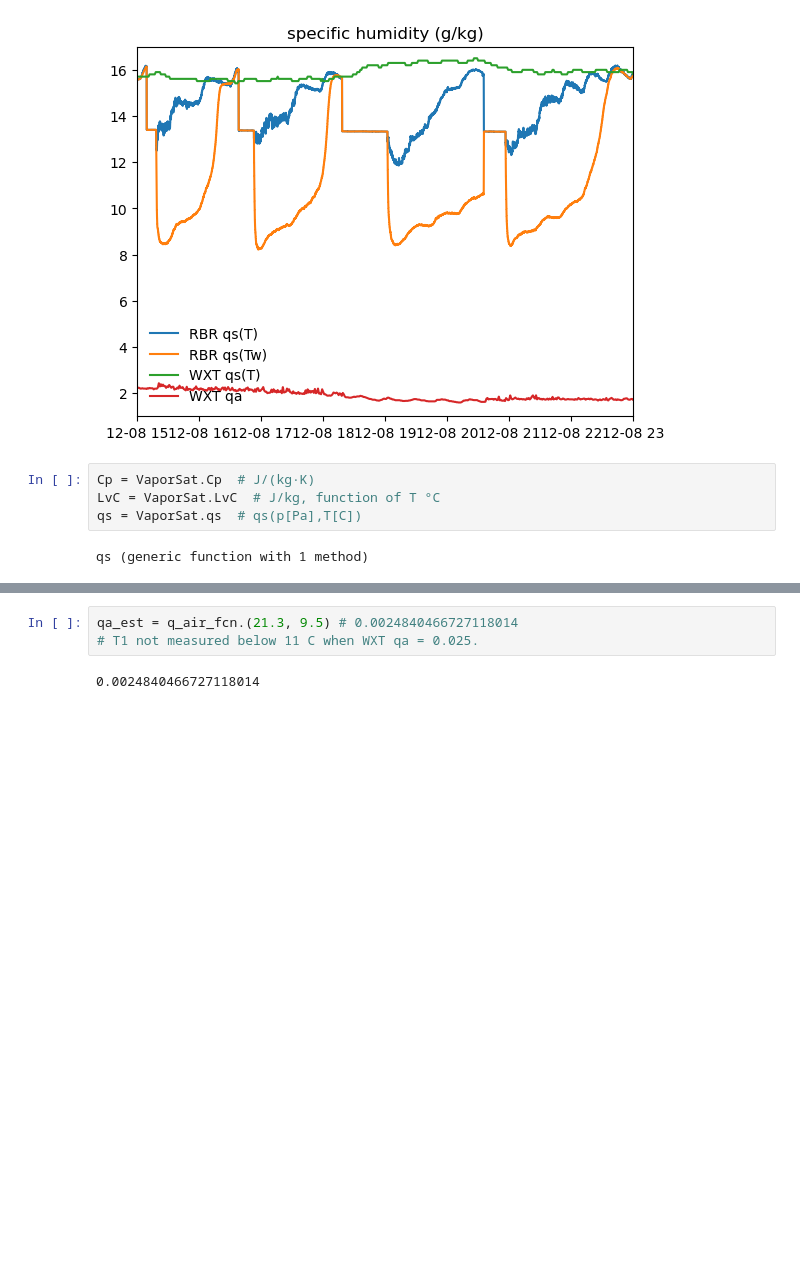
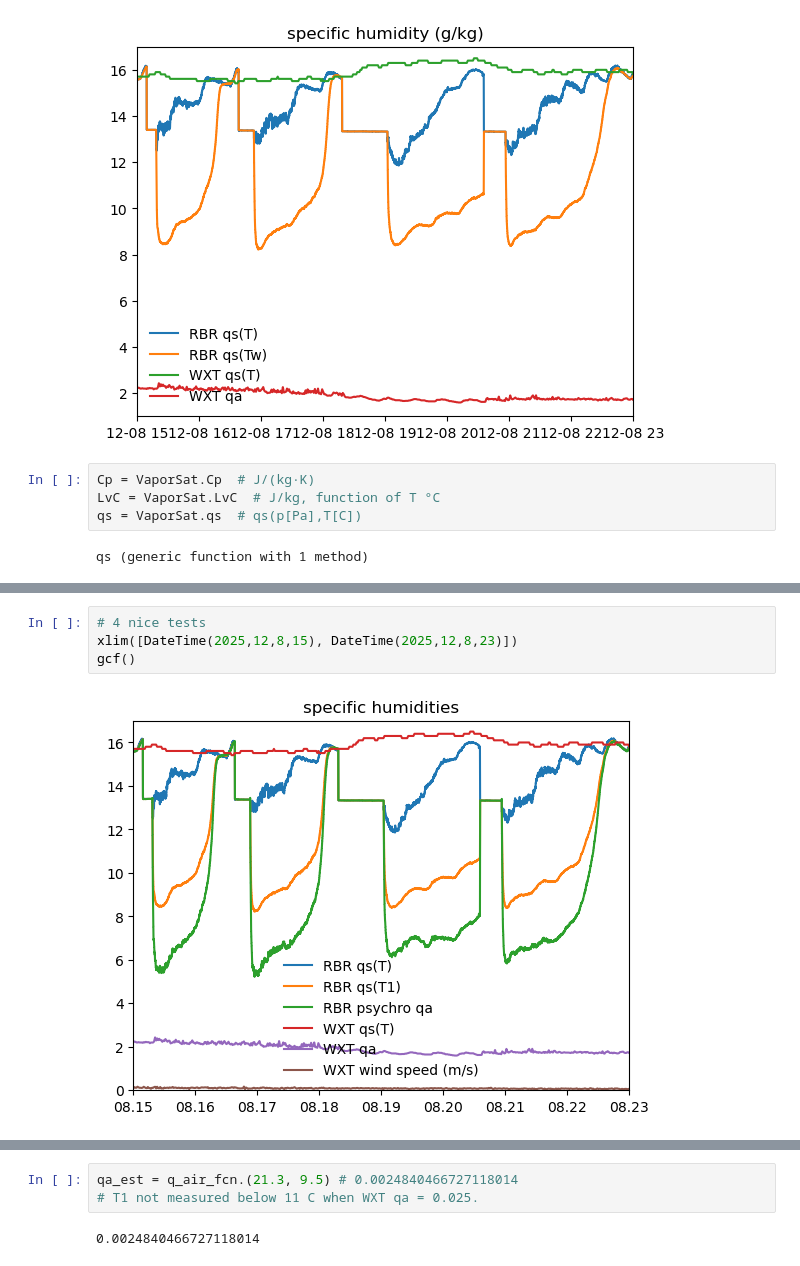
Before and after one commit to jtomfarrar/submersible_humidity_sensor, a Jupyter notebook: code/202512TankTest.ipynb, the cells around one changed output, grey strips where cells are left out. Drawn from its saved outputs; the diff is of its cells as text; blank space fills up the shorter version.

```diff
--- a/code/202512TankTest.ipynb
+++ b/code/202512TankTest.ipynb
@@ -157,0 +160,6 @@ gcf()
+# %%
+# 4 nice tests
+xlim([DateTime(2025,12,8,15), DateTime(2025,12,8,23)])
+gcf()
+# %% [output]
+[figure, added]
```
Also changed, not shown: parts of 2 cells of this notebook.
